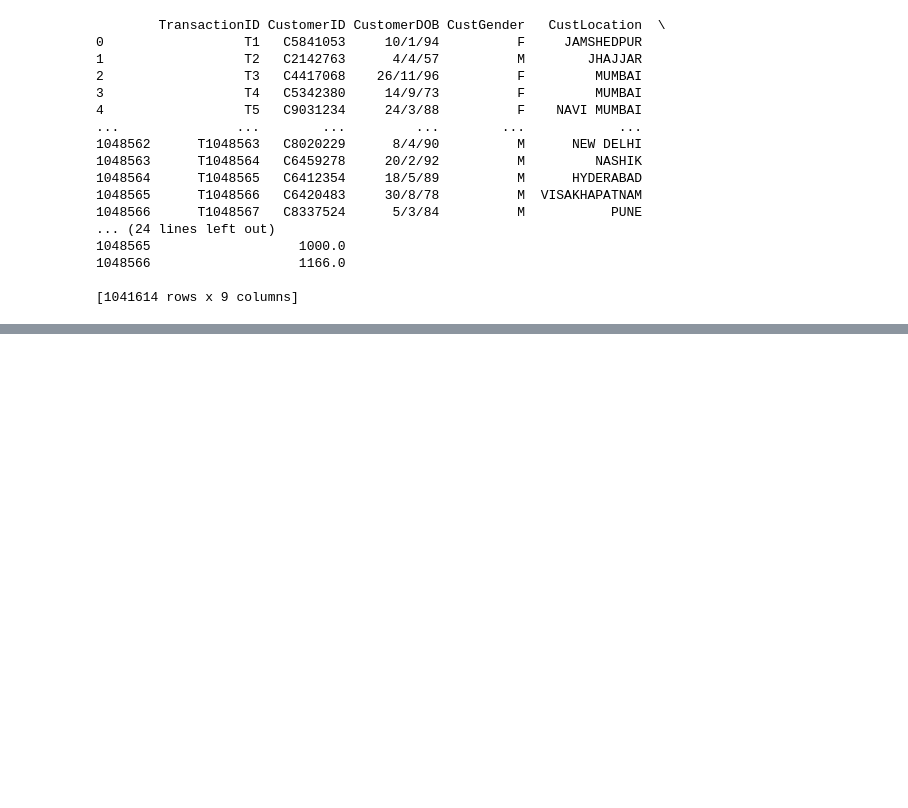
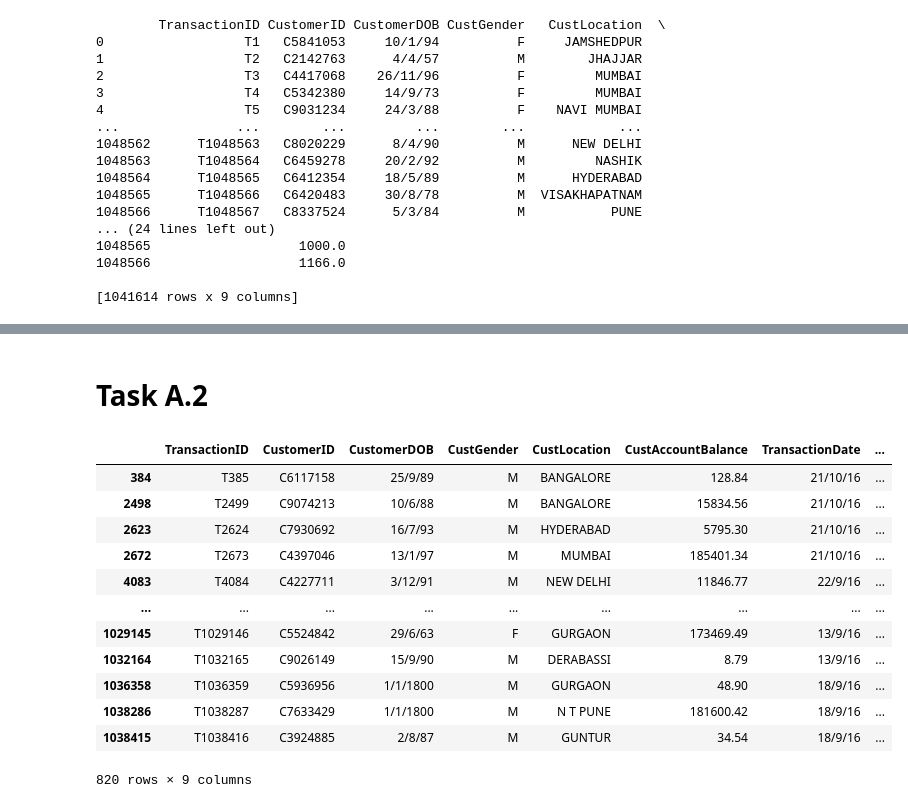
Before and after one commit to JoeBrunton/DWBI_CWK2, a Jupyter notebook: Bank_Transactions.ipynb, the cells around one changed output, grey strips where cells are left out. Cells and saved outputs as stored; diff of their text form; code cells hidden in the pictures; blank space fills up the shorter version.

```diff
--- a/Bank_Transactions.ipynb
+++ b/Bank_Transactions.ipynb
@@ -74,0 +117,20 @@ dtype: int64
+# %% [markdown]
+# Task A.2
+# %%
+# Identifying invalid transaction amounts, which we are classifying as
+# any transaction between 0.00 and 0.01
+df_clean[df_clean['TransactionAmount (INR)'] < 0.01]
+# %% [output]
+|  | TransactionID | CustomerID | CustomerDOB | CustGender | CustLocation | CustAccountBalance | TransactionDate | ... |
+| 384 | T385 | C6117158 | 25/9/89 | M | BANGALORE | 128.84 | 21/10/16 | ... |
+| 2498 | T2499 | C9074213 | 10/6/88 | M | BANGALORE | 15834.56 | 21/10/16 | ... |
+| 2623 | T2624 | C7930692 | 16/7/93 | M | HYDERABAD | 5795.30 | 21/10/16 | ... |
+| 2672 | T2673 | C4397046 | 13/1/97 | M | MUMBAI | 185401.34 | 21/10/16 | ... |
+| 4083 | T4084 | C4227711 | 3/12/91 | M | NEW DELHI | 11846.77 | 22/9/16 | ... |
+| ... | ... | ... | ... | ... | ... | ... | ... | ... |
+| 1029145 | T1029146 | C5524842 | 29/6/63 | F | GURGAON | 173469.49 | 13/9/16 | ... |
+| 1032164 | T1032165 | C9026149 | 15/9/90 | M | DERABASSI | 8.79 | 13/9/16 | ... |
+| 1036358 | T1036359 | C5936956 | 1/1/1800 | M | GURGAON | 48.90 | 18/9/16 | ... |
+| 1038286 | T1038287 | C7633429 | 1/1/1800 | M | N T PUNE | 181600.42 | 18/9/16 | ... |
+| 1038415 | T1038416 | C3924885 | 2/8/87 | M | GUNTUR | 34.54 | 18/9/16 | ... |
+820 rows × 9 columns
```
Also changed, not shown: parts of 15 cells of this notebook.
